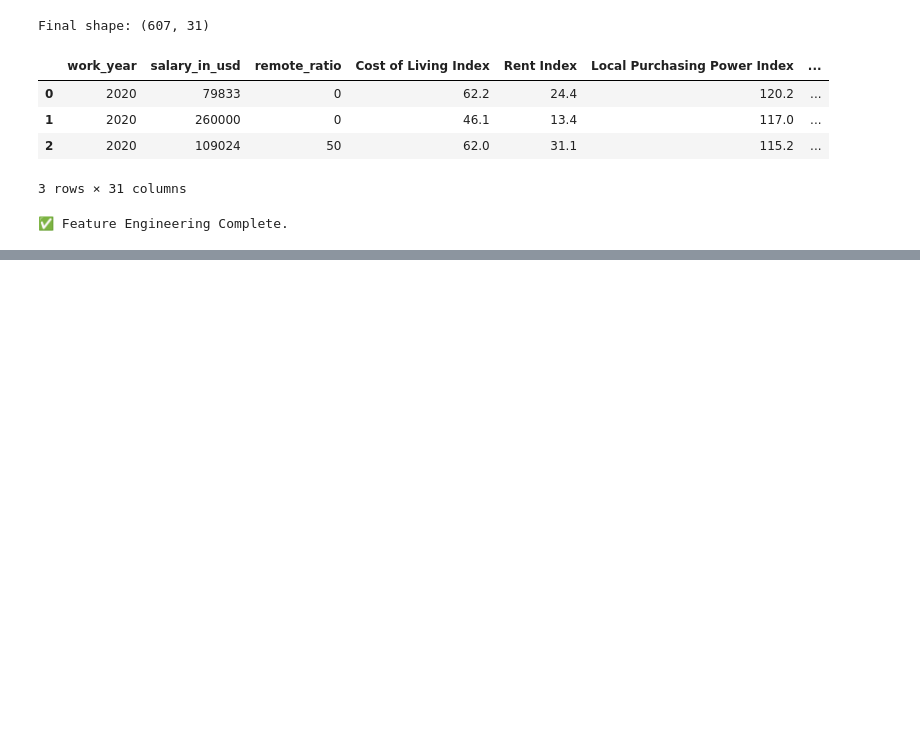
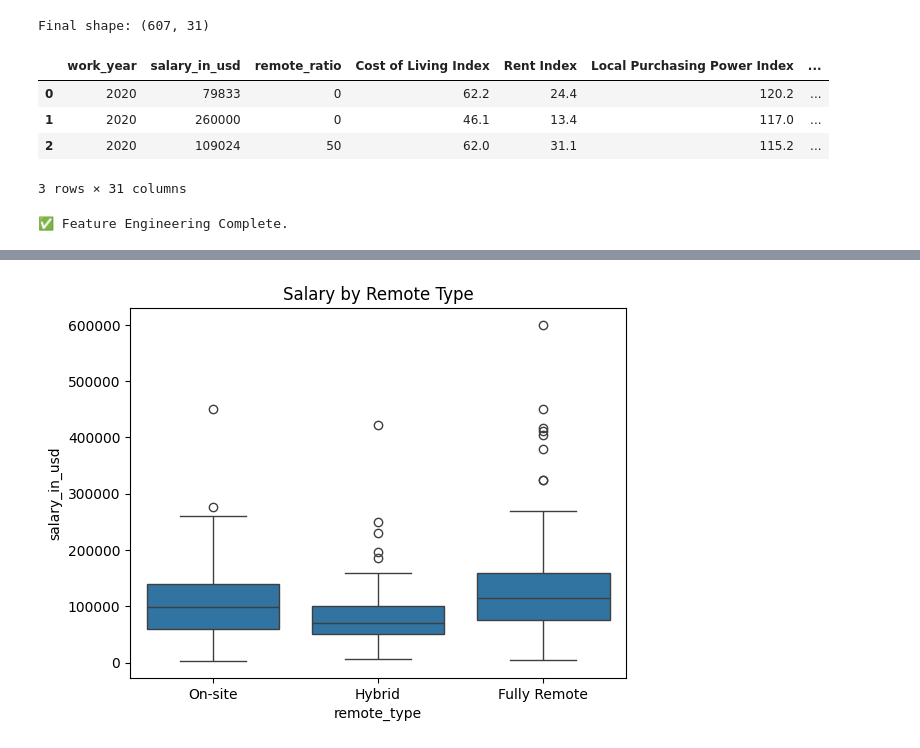
Before and after one commit to Uman-66/ai-driven-salary-analysis, a Jupyter notebook: notebooks/01_data_loading_and_overview.ipynb, the cells around one changed output, grey strips where cells are left out. Cells and saved outputs as stored; diff of their text form; code cells hidden in the pictures; blank space fills up the shorter version.

```diff
--- a/notebooks/01_data_loading_and_overview.ipynb
+++ b/notebooks/01_data_loading_and_overview.ipynb
@@ -453,0 +505,7 @@ print("✅ Feature Engineering Complete.")
+# %%
+sns.boxplot(x='remote_type', y='salary_in_usd', data=df, order=['On-site','Hybrid','Fully Remote'])
+plt.title("Salary by Remote Type")
+plt.savefig("../reports/visuals/Salary by Remote Type.png", bbox_inches='tight')
+plt.show()
+# %% [output]
+[figure, added]
```
Also changed, not shown: parts of 11 cells of this notebook, 8 other files.
